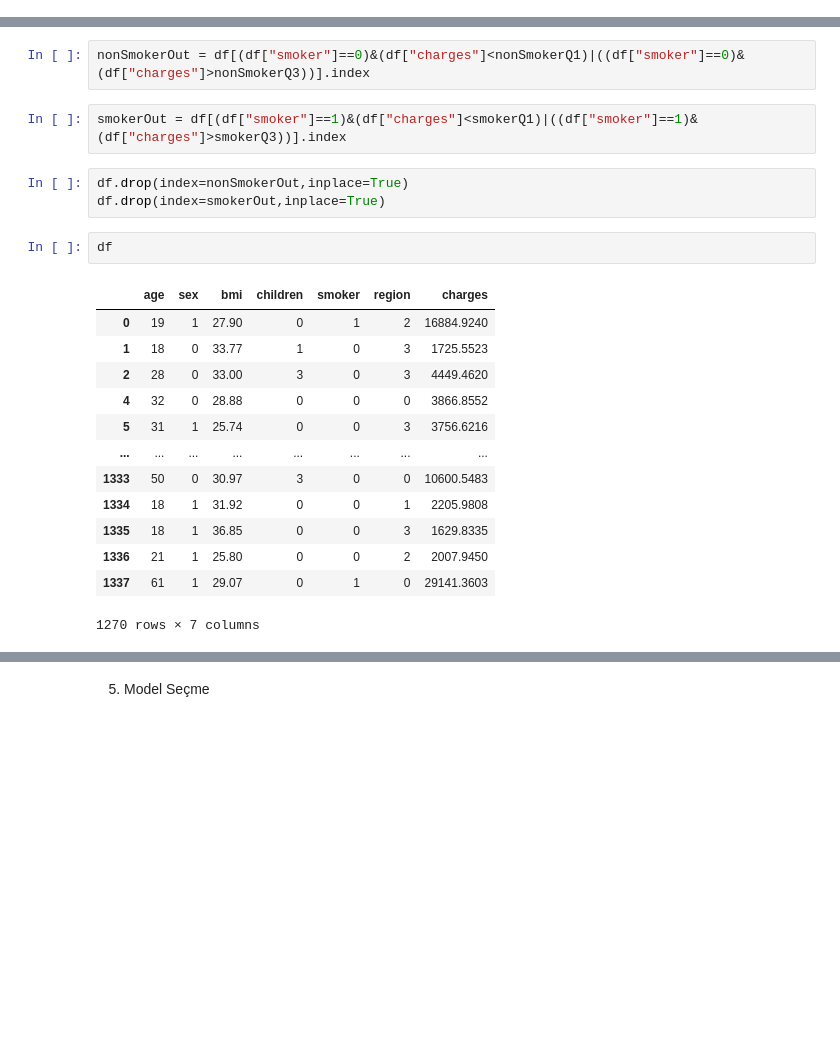
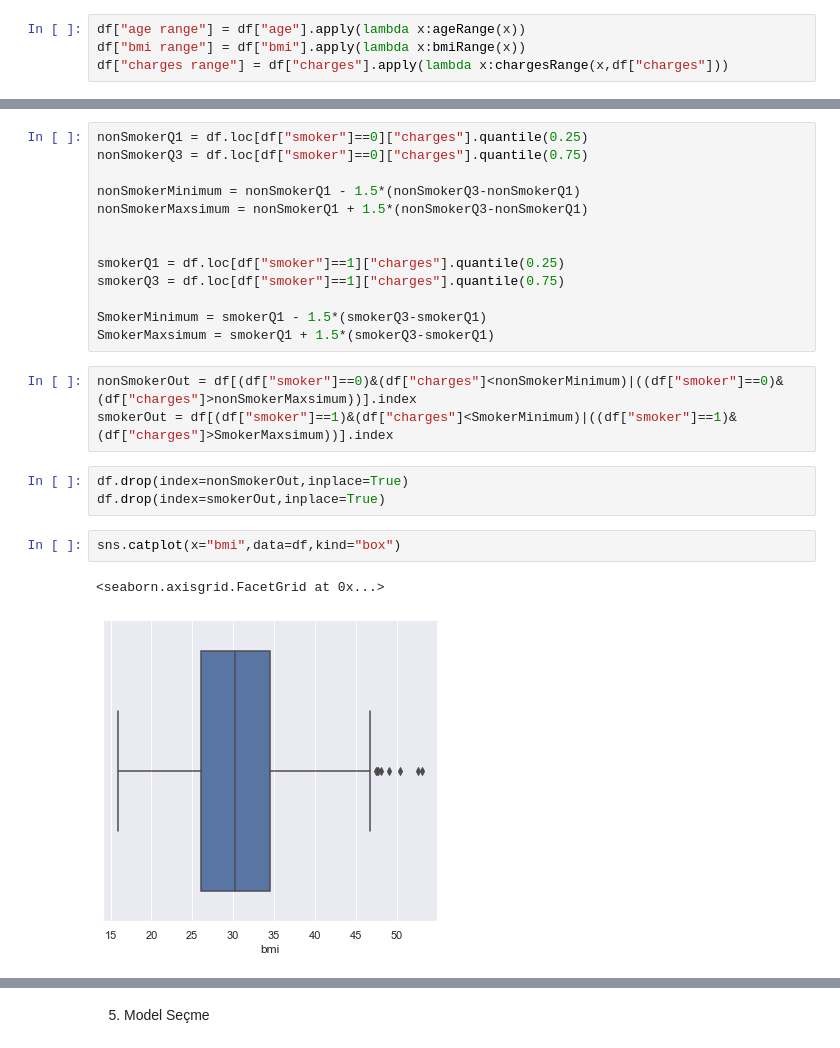
Before and after one commit to borhunsahin/kaggle-medical-cost-personal-analysis, a Jupyter notebook: main.ipynb, the cells around one changed output, grey strips where cells are left out. Drawn from its saved outputs; the diff is of its cells as text; blank space fills up the shorter version.

```diff
--- a/main.ipynb
+++ b/main.ipynb
@@ -257,3 +273,7 @@ df = df.astype({"region":"category"})
+# %%
+df["age range"] = df["age"].apply(lambda x:ageRange(x))
+df["bmi range"] = df["bmi"].apply(lambda x:bmiRange(x))
+df["charges range"] = df["charges"].apply(lambda x:chargesRange(x,df["charges"]))
 # %% [markdown]
 Outlier Detection
 # %%
@@ -286,23 +300,24 @@ smokerQ3 = 50000
+# %%
+nonSmokerQ1 = df.loc[df["smoker"]==0]["charges"].quantile(0.25)
+nonSmokerQ3 = df.loc[df["smoker"]==0]["charges"].quantile(0.75)
+
+nonSmokerMinimum = nonSmokerQ1 - 1.5*(nonSmokerQ3-nonSmokerQ1)
+nonSmokerMaxsimum = nonSmokerQ1 + 1.5*(nonSmokerQ3-nonSmokerQ1)
+
+
+smokerQ1 = df.loc[df["smoker"]==1]["charges"].quantile(0.25)
+smokerQ3 = df.loc[df["smoker"]==1]["charges"].quantile(0.75)
+
+SmokerMinimum = smokerQ1 - 1.5*(smokerQ3-smokerQ1)
+SmokerMaxsimum = smokerQ1 + 1.5*(smokerQ3-smokerQ1)
 # %%
-nonSmokerOut = df[(df["smoker"]==0)&(df["charges"]<nonSmokerQ1)|((df["smoker"]==0)&(df["charges"]>nonSmokerQ3))].index
+nonSmokerOut = df[(df["smoker"]==0)&(df["charges"]<nonSmokerMinimum)|((df["smoker"]==0)&(df["charges"]>nonSmokerMaxsimum))].index
+smokerOut = df[(df["smoker"]==1)&(df["charges"]<SmokerMinimum)|((df["smoker"]==1)&(df["charges"]>SmokerMaxsimum))].index
-# %%
-smokerOut = df[(df["smoker"]==1)&(df["charges"]<smokerQ1)|((df["smoker"]==1)&(df["charges"]>smokerQ3))].index
 # %%
 df.drop(index=nonSmokerOut,inplace=True)
 df.drop(index=smokerOut,inplace=True)
-# %%
-df
-# %% [output]
-|  | age | sex | bmi | children | smoker | region | charges |
-| 0 | 19 | 1 | 27.90 | 0 | 1 | 2 | 16884.9240 |
-| 1 | 18 | 0 | 33.77 | 1 | 0 | 3 | 1725.5523 |
-| 2 | 28 | 0 | 33.00 | 3 | 0 | 3 | 4449.4620 |
-| 4 | 32 | 0 | 28.88 | 0 | 0 | 0 | 3866.8552 |
-| 5 | 31 | 1 | 25.74 | 0 | 0 | 3 | 3756.6216 |
-| ... | ... | ... | ... | ... | ... | ... | ... |
-| 1333 | 50 | 0 | 30.97 | 3 | 0 | 0 | 10600.5483 |
-| 1334 | 18 | 1 | 31.92 | 0 | 0 | 1 | 2205.9808 |
-| 1335 | 18 | 1 | 36.85 | 0 | 0 | 3 | 1629.8335 |
-| 1336 | 21 | 1 | 25.80 | 0 | 0 | 2 | 2007.9450 |
-| 1337 | 61 | 1 | 29.07 | 0 | 1 | 0 | 29141.3603 |
-1270 rows × 7 columns
+# %%
+sns.catplot(x="bmi",data=df,kind="box")
+# %% [output]
+<seaborn.axisgrid.FacetGrid at 0x...>
+[figure, added]
```
Also changed, not shown: parts of 30 cells of this notebook, 1 other file.
